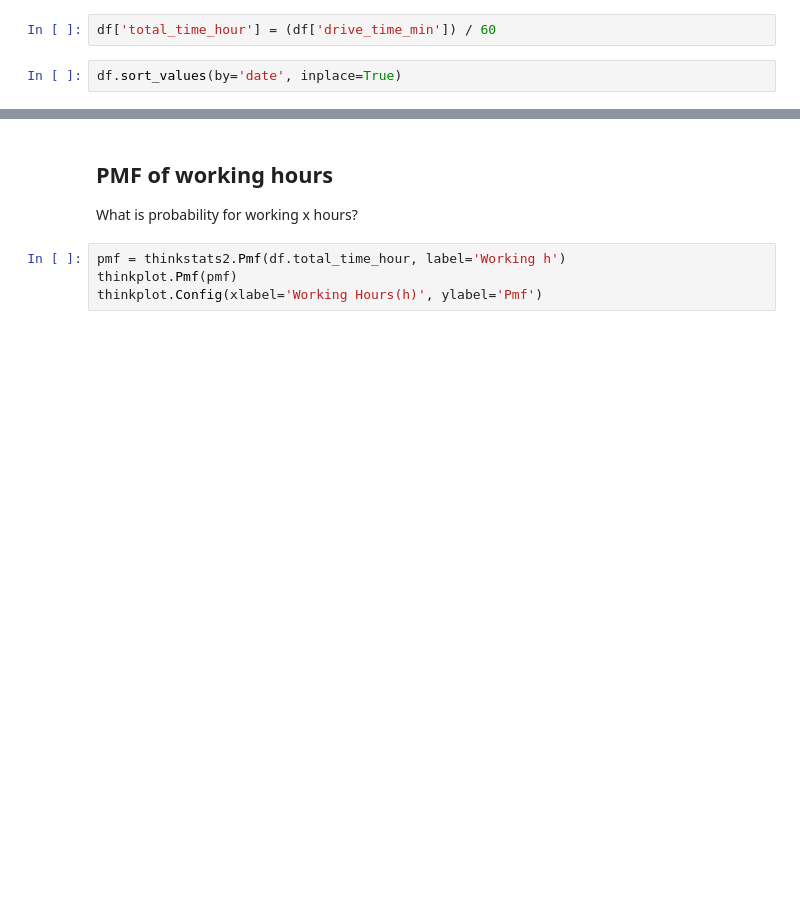
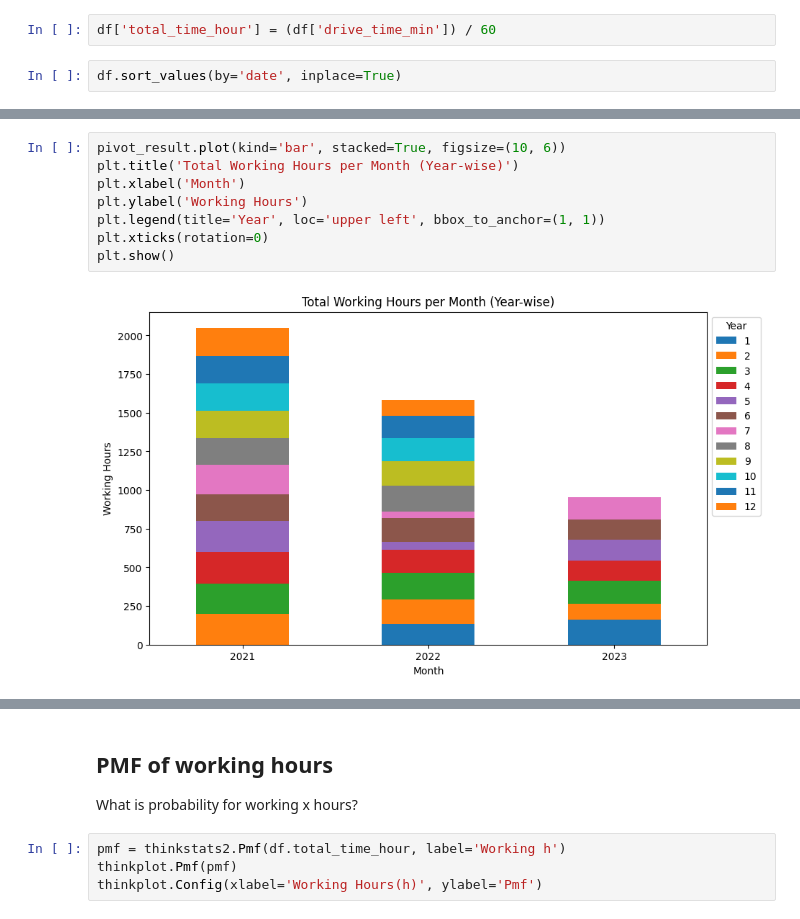
Before and after one commit to Ujstor/Data-Science-Introduction, a Jupyter notebook: 01_numpy_pandas_matplotlib/WorkingHours_data_analysis/data_analysis.ipynb, the cells around one changed output, grey strips where cells are left out. Cells and saved outputs as stored; diff of their text form; blank space fills up the shorter version.

```diff
--- a/01_numpy_pandas_matplotlib/WorkingHours_data_analysis/data_analysis.ipynb
+++ b/01_numpy_pandas_matplotlib/WorkingHours_data_analysis/data_analysis.ipynb
@@ -132,0 +128,10 @@ plt.show()
+# %%
+pivot_result.plot(kind='bar', stacked=True, figsize=(10, 6))
+plt.title('Total Working Hours per Month (Year-wise)')
+plt.xlabel('Month')
+plt.ylabel('Working Hours')
+plt.legend(title='Year', loc='upper left', bbox_to_anchor=(1, 1))
+plt.xticks(rotation=0)
+plt.show()
+# %% [output]
+[figure, added]
```
Also changed, not shown: parts of 18 cells of this notebook, 5 other files.
